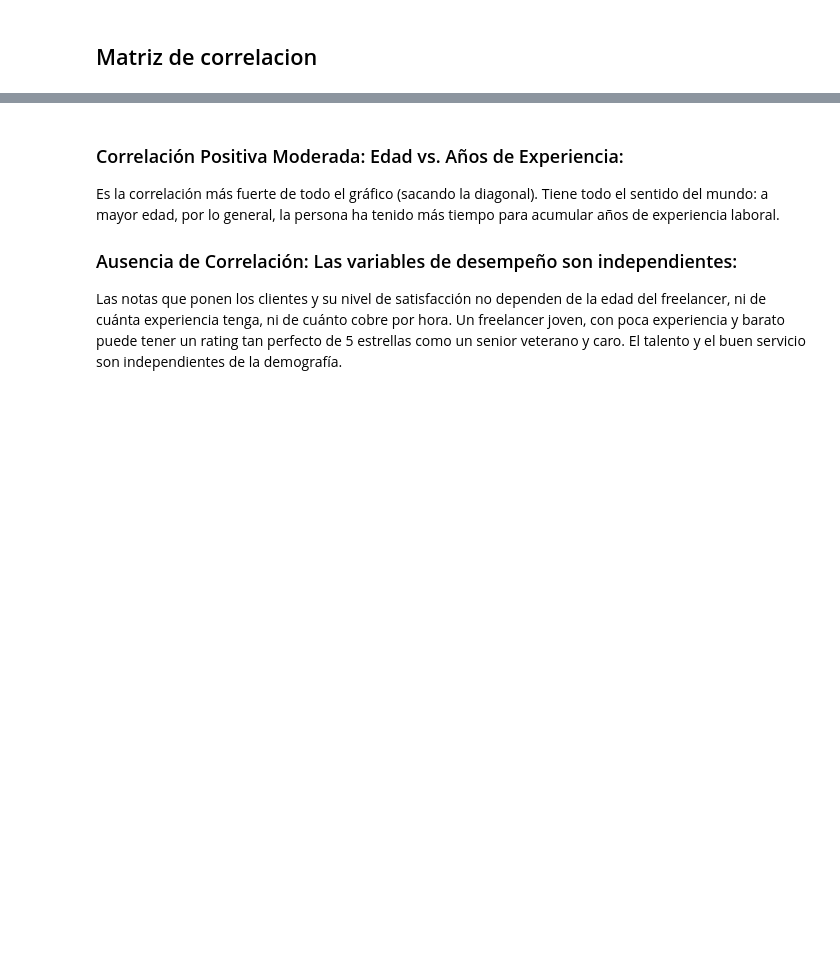
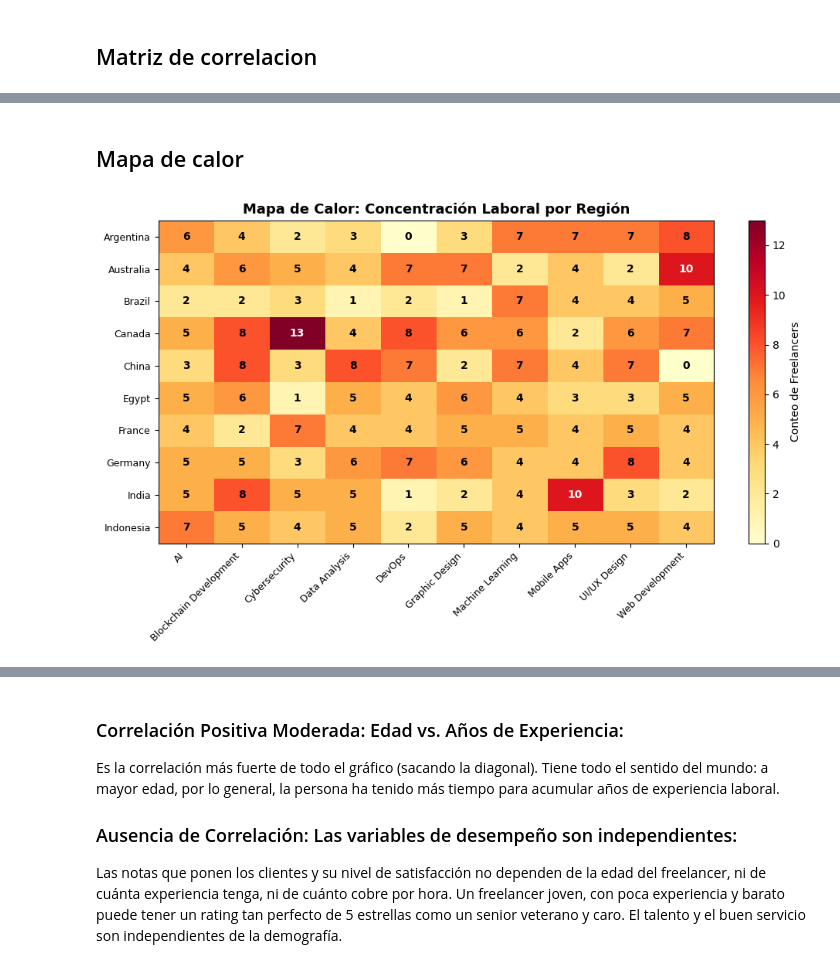
Before and after one commit to svargasn-bot/Tarea-2-Python, a Jupyter notebook: notebooks/03_visualization.ipynb, the cells around one changed output, grey strips where cells are left out. Drawn from its saved outputs; the diff is of its cells as text; code cells hidden in the pictures; blank space fills up the shorter version.

Commit message:
add: modularizacion de graficos y guardado de imagenes

```diff
--- a/notebooks/03_visualization.ipynb
+++ b/notebooks/03_visualization.ipynb
@@ -55,0 +55,6 @@ ValueError: The truth value of an array with more than one element is ambiguous.
+# %% [markdown]
+## Mapa de calor
+# %%
+plots.graficar_mapa_de_calor(df)
+# %% [output]
+[figure, added]
```
Also changed, not shown: parts of 5 cells of this notebook, 8 other files.
